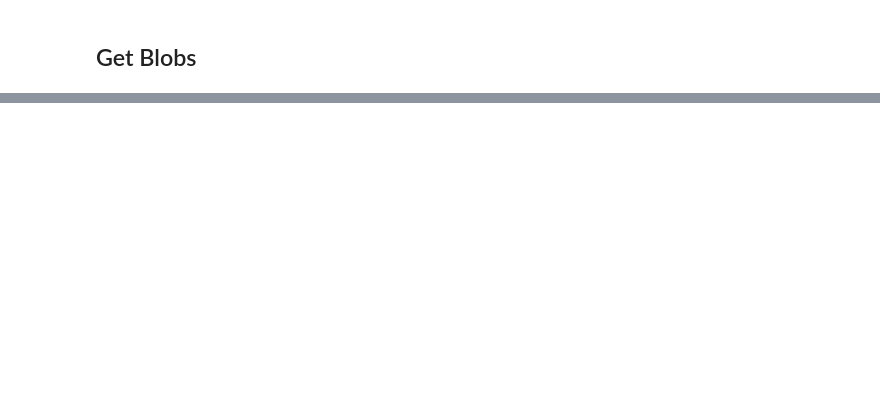
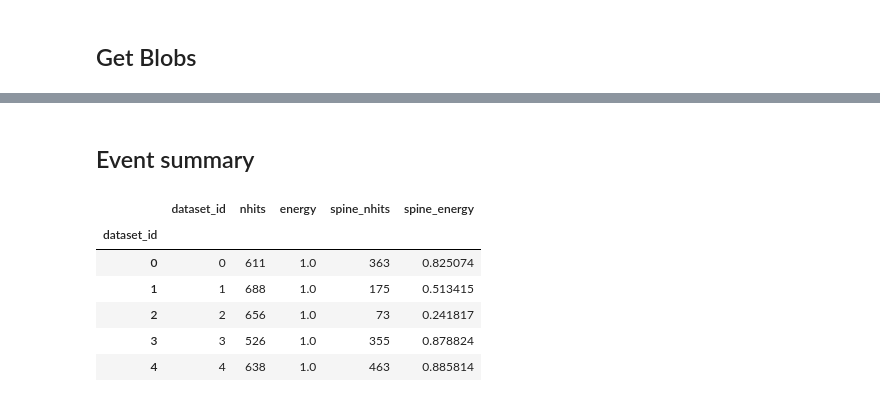
Before and after one commit to jahernando/nextana, a Jupyter notebook: NB/topo/topo_cnn_deconv.ipynb, the cells around one changed output, grey strips where cells are left out. Cells and saved outputs as stored; diff of their text form; code cells hidden in the pictures; blank space fills up the shorter version.

```diff
--- a/NB/topo/topo_cnn_deconv.ipynb
+++ b/NB/topo/topo_cnn_deconv.ipynb
@@ -163,0 +145,14 @@ graphfun.display_graph(graph, extremes = (u, v), blobs = blobs)
+# %% [markdown]
+## Event summary
+# %%
+dfsum = evtfun.summary_data(data)
+dfsum = pd.DataFrame(dfsum)
+dfsum.head()
+# %% [output]
+|  | dataset_id | nhits | energy | spine_nhits | spine_energy |
+| dataset_id |  |  |  |  |  |
+| 0 | 0 | 611 | 1.0 | 363 | 0.825074 |
+| 1 | 1 | 688 | 1.0 | 175 | 0.513415 |
+| 2 | 2 | 656 | 1.0 | 73 | 0.241817 |
+| 3 | 3 | 526 | 1.0 | 355 | 0.878824 |
+| 4 | 4 | 638 | 1.0 | 463 | 0.885814 |
```
Also changed, not shown: parts of 11 cells of this notebook, 5 other files.
